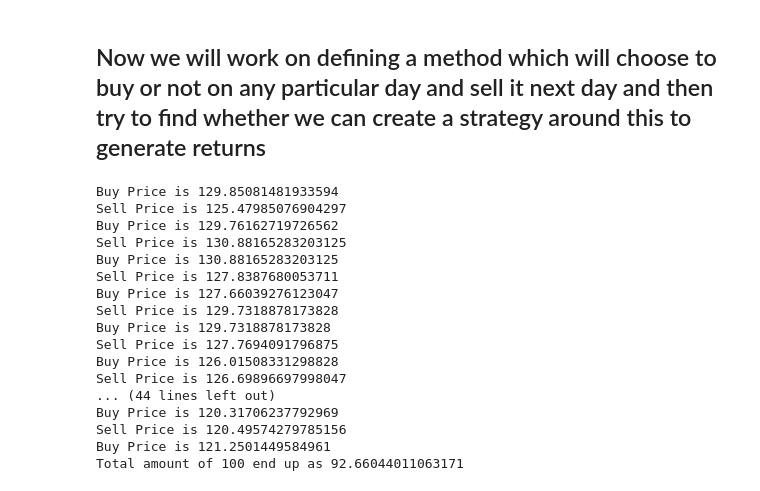
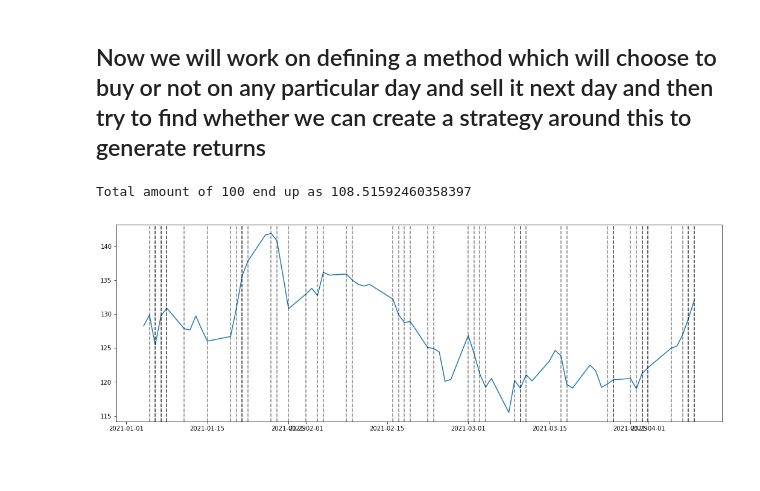
Before and after one commit to Karanpalshekhawat/time-series-analysis, a Jupyter notebook: ARMA_model.ipynb, the cells around one changed output. Drawn from its saved outputs; the diff is of its cells as text; code cells hidden in the pictures; blank space fills up the shorter version.

```diff
--- a/ARMA_model.ipynb
+++ b/ARMA_model.ipynb
@@ -82,8 +82,29 @@ plt.show()
 # %%
 # for progress bar
 from tqdm import tqdm
+# %%
+# plotting the curve where we have bought and sell next day to look whether we have made profit or loss
+
+def plotting_strategy(prices, events_list, final_amt, init_amt):
+    plt.figure(figsize=(18,6))
+    plt.plot(prices)
+
+    y_lims = (int(prices.min()*.95), int(prices.max()*1.05))
+    shaded_y_lims = int(prices.min()*.5), int(prices.max()*1.5)
+
+    for idx, event in enumerate(events_list):
+        plt.axvline(event[1], color='k', linestyle='--', alpha=0.5)
+#         if event[0] == 's':
+#             color = 'green' if event[2] > 0 else 'red'
+#             plt.fill_between(range(*shaded_y_lims), event[1], events_list[idx-1][1], color=color, alpha=0.1)
+
+    tot_return = round(100*(final_amt/init_amt -1 ), 2)
+    tot_return = str(tot_return) + '%'
+
+    return
 # %%
 def run_simulation(prices, returns, amt_invested, order_of_arima, threshold, type_of_strategy):
+
     if type_of_strategy == 'random':
         threshold = None
 
@@ -99,7 +120,7 @@ def run_simulation(prices, returns, amt_invested, order_of_arima, threshold, typ
         # if i have bought last day, then i need to sell it today
         if curr_holding:
             sell_price = prices.loc[date]
-            print(f"Sell Price is {sell_price}" )
+#             print(f"Sell Price is {sell_price}" )
             curr_holding = False
             ret = (sell_price - buy_price) / buy_price
             amt_invested *= (1 + ret)
@@ -118,28 +139,15 @@ def run_simulation(prices, returns, amt_invested, order_of_arima, threshold, typ
             curr_holding = True
             buy_price = prices.loc[date]
             events_list.append(('b', date))
-            print(f"Buy Price is {buy_price}" )
+#             print(f"Buy Price is {buy_price}" )
 
     print(f"Total amount of {init_amt} end up as {amt_invested}")
 
-    return amt_invested
+    plotting_strategy(prices, events_list, amt_invested, init_amt)
+
+    return amt_invested, events_list
 # %%
-amt_final = run_simulation(prices, returns, 100, 0.5, 0.001, 'random')
+amt_final, event = run_simulation(prices, returns, 100, 0.5, 0.001, 'random')
 # %% [output]
-Buy Price is 129.85081481933594
-Sell Price is 125.47985076904297
-Buy Price is 129.76162719726562
-Sell Price is 130.88165283203125
-Buy Price is 130.88165283203125
-Sell Price is 127.8387680053711
-Buy Price is 127.66039276123047
-Sell Price is 129.7318878173828
-Buy Price is 129.7318878173828
-Sell Price is 127.7694091796875
-Buy Price is 126.01508331298828
-Sell Price is 126.69896697998047
-... (44 lines left out)
-Buy Price is 120.31706237792969
-Sell Price is 120.49574279785156
-Buy Price is 121.2501449584961
-Total amount of 100 end up as 92.66044011063171
+Total amount of 100 end up as 108.51592460358397
+[figure, added]
```
Also changed, not shown: parts of 12 cells of this notebook.
